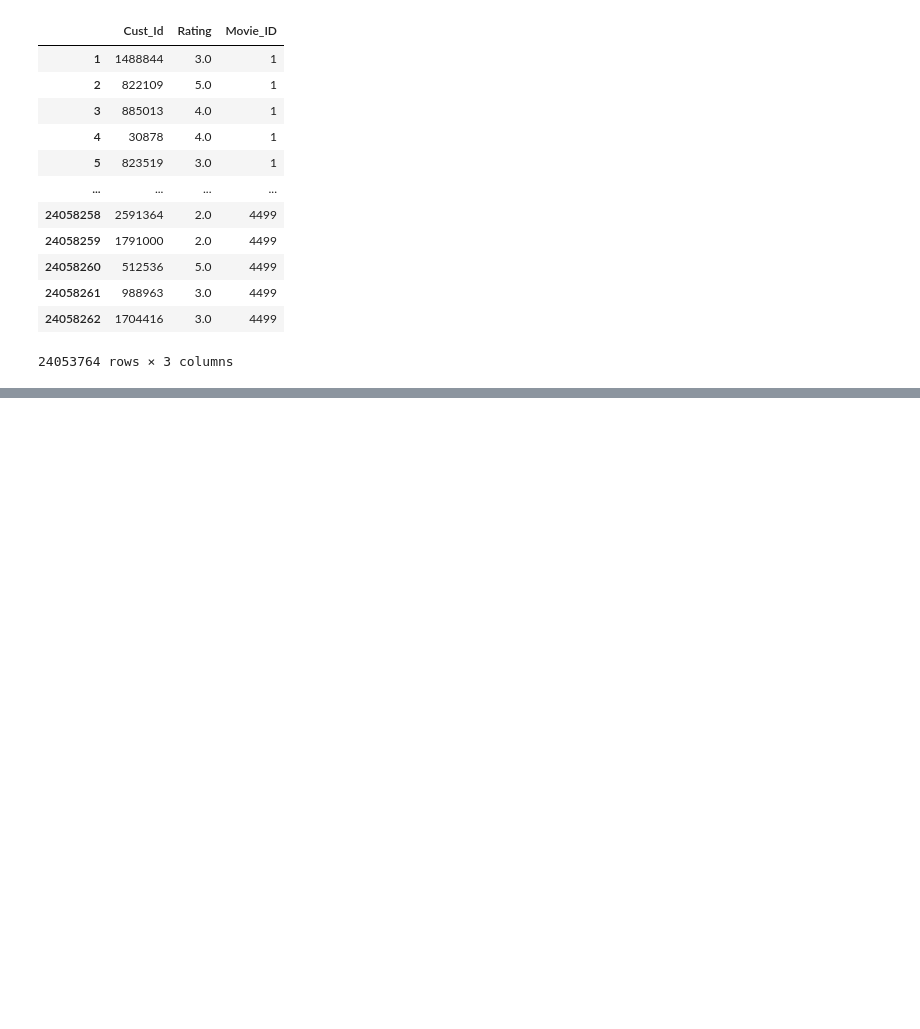
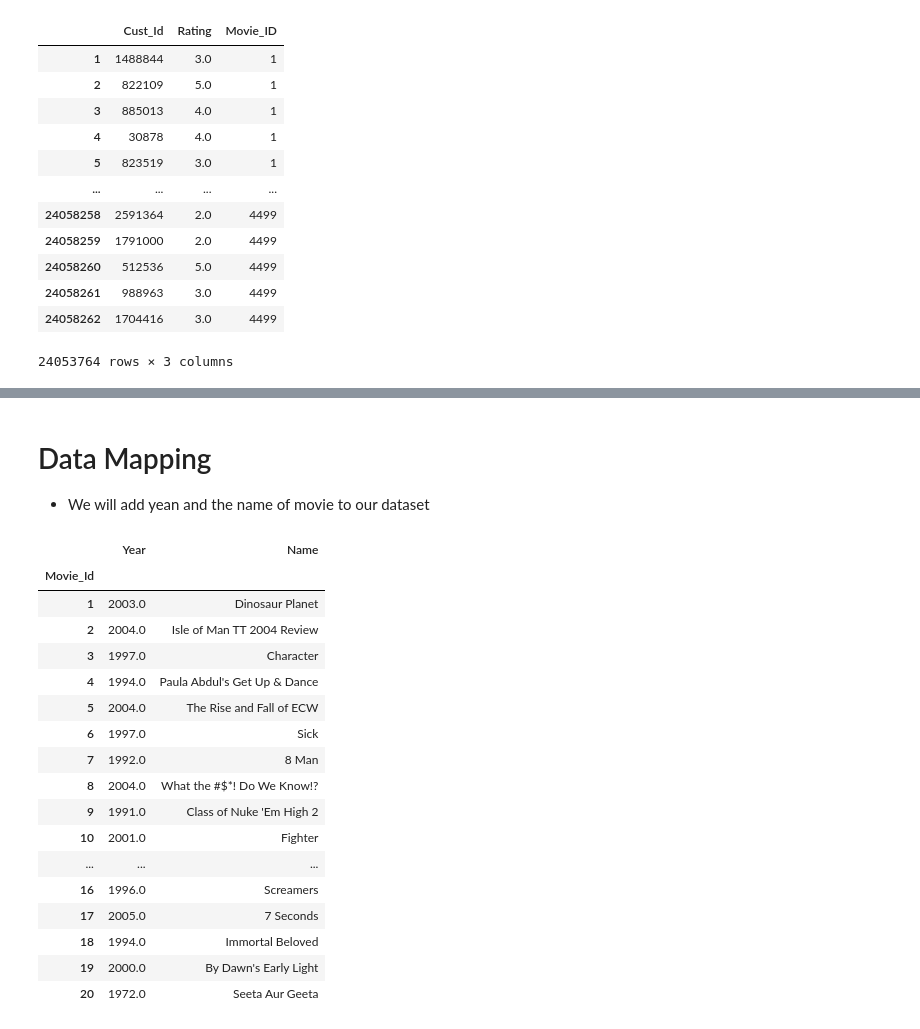
Before and after one commit to Abhiii1603/Abhiii1603, a Jupyter notebook: Netflix-recommendation.ipynb, the cells around one changed output, grey strips where cells are left out. Saved outputs shown, nothing was run; the diff lists cells and outputs as text; code cells hidden in the pictures; blank space fills up the shorter version.

```diff
--- a/Netflix-recommendation.ipynb
+++ b/Netflix-recommendation.ipynb
@@ -358,0 +444,26 @@ netflix_dataset
+# %% [markdown]
+# Data Mapping
+* We will add yean and the name of movie to our dataset
+# %%
+dataset_title = pd.read_csv("/kaggle/input/netflix-prize-data/movie_titles.csv",encoding = "ISO-8859-1" ,header = None, names = ['Movie_Id', 'Year', 'Name'])
+dataset_title.set_index('Movie_Id', inplace = True)
+dataset_title.head(20)
+# %% [output]
+|  | Year | Name |
+| Movie_Id |  |  |
+| 1 | 2003.0 | Dinosaur Planet |
+| 2 | 2004.0 | Isle of Man TT 2004 Review |
+| 3 | 1997.0 | Character |
+| 4 | 1994.0 | Paula Abdul's Get Up & Dance |
+| 5 | 2004.0 | The Rise and Fall of ECW |
+| 6 | 1997.0 | Sick |
+| 7 | 1992.0 | 8 Man |
+| 8 | 2004.0 | What the #$*! Do We Know!? |
+| 9 | 1991.0 | Class of Nuke 'Em High 2 |
+| 10 | 2001.0 | Fighter |
+| ... | ... | ... |
+| 16 | 1996.0 | Screamers |
+| 17 | 2005.0 | 7 Seconds |
+| 18 | 1994.0 | Immortal Beloved |
+| 19 | 2000.0 | By Dawn's Early Light |
+| 20 | 1972.0 | Seeta Aur Geeta |
```
Also changed, not shown: parts of 16 cells of this notebook.
